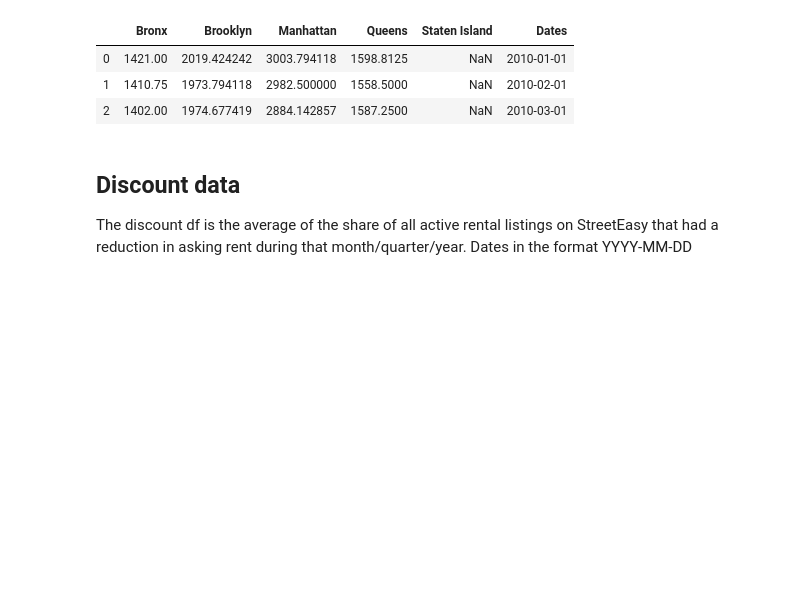
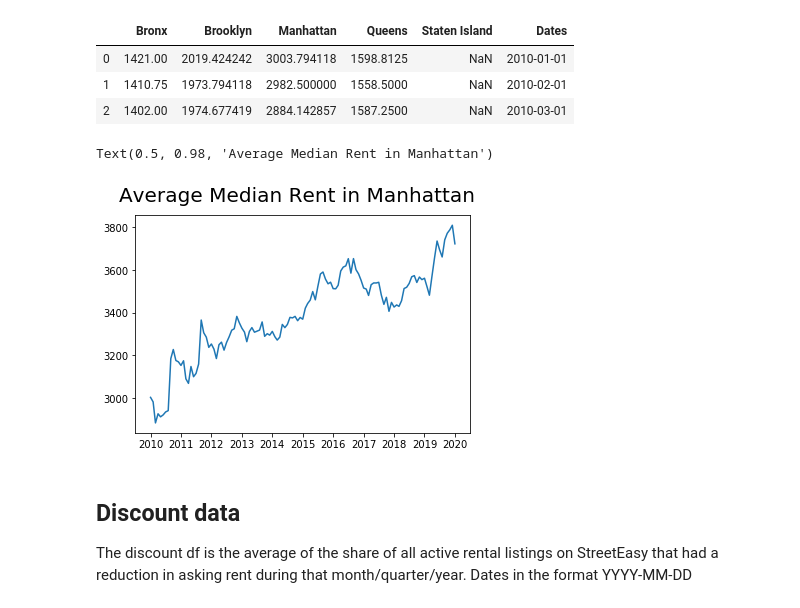
Before and after one commit to imgraham1/649Project, a Jupyter notebook: EDA.ipynb, the cells around one changed output. Drawn from its saved outputs; the diff is of its cells as text; code cells hidden in the pictures; blank space fills up the shorter version.

```diff
--- a/EDA.ipynb
+++ b/EDA.ipynb
@@ -136,6 +136,13 @@ rent.head(3)
 | 0 | 1421.00 | 2019.424242 | 3003.794118 | 1598.8125 | NaN | 2010-01-01 |
 | 1 | 1410.75 | 1973.794118 | 2982.500000 | 1558.5000 | NaN | 2010-02-01 |
 | 2 | 1402.00 | 1974.677419 | 2884.142857 | 1587.2500 | NaN | 2010-03-01 |
+# %%
+fig = plt.figure()
+plt.plot(rent['Dates'], rent['Manhattan'])
+fig.suptitle('Average Median Rent in Manhattan', fontsize=20)
+# %% [output]
+Text(0.5, 0.98, 'Average Median Rent in Manhattan')
+[figure, added]
 # %% [markdown]
 ## Discount data
 The discount df is the average of the share of all active rental listings on StreetEasy that had a reduction in asking rent during that month/quarter/year. Dates in the format YYYY-MM-DD
```
Also changed, not shown: parts of 2 cells of this notebook.
